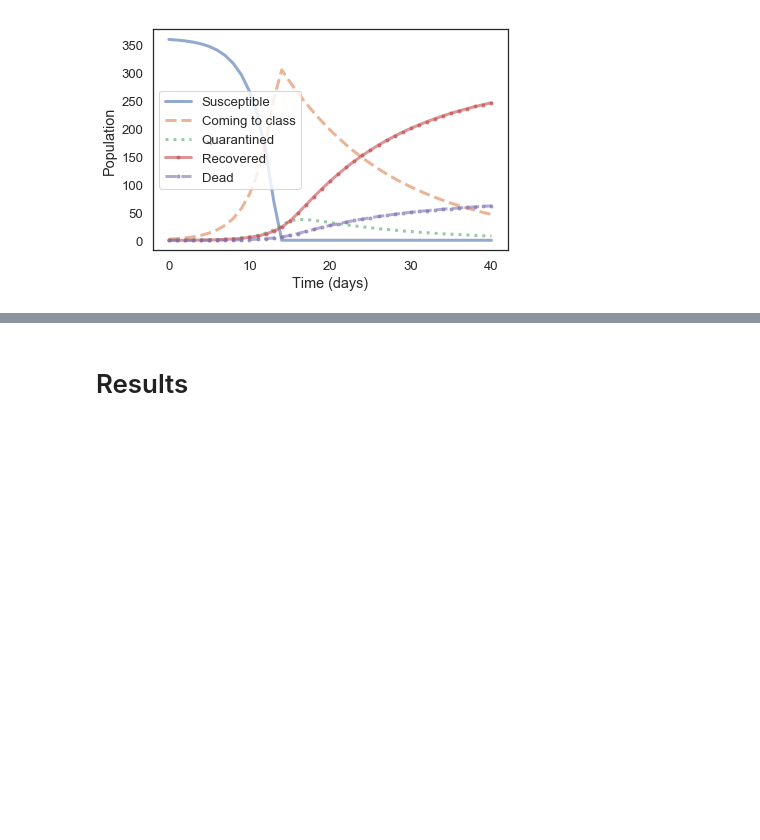
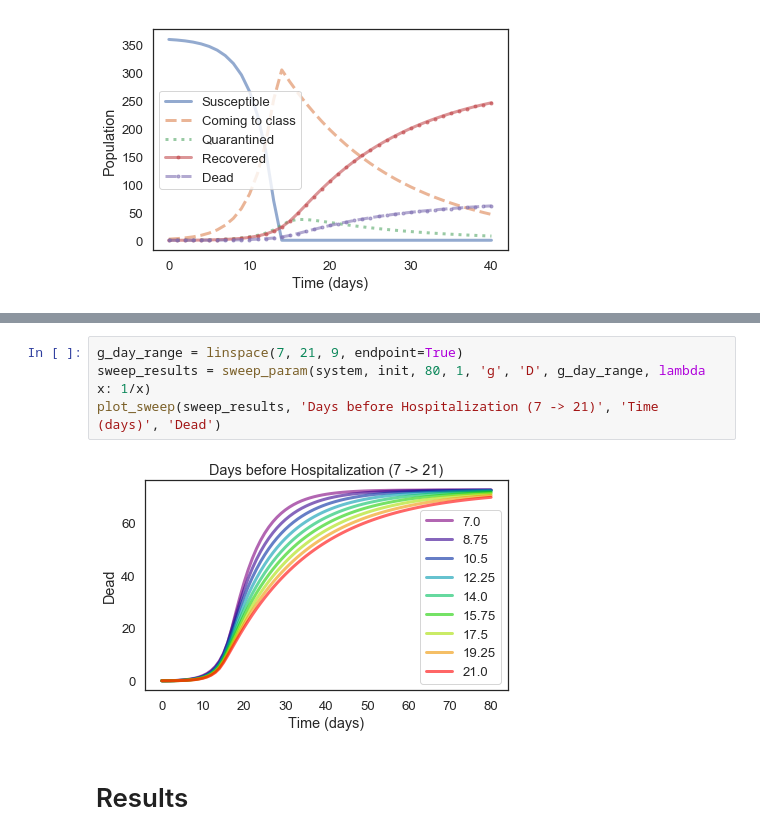
Before and after one commit to AustinVes/ModSim-Project2, a Jupyter notebook: project_notebook.ipynb, the cells around one changed output, grey strips where cells are left out. Cells and saved outputs as stored; diff of their text form; blank space fills up the shorter version.

```diff
--- a/project_notebook.ipynb
+++ b/project_notebook.ipynb
@@ -144,3 +151,9 @@ ModuleNotFoundError: No module named 'colour'
+# %%
+g_day_range = linspace(7, 21, 9, endpoint=True)
+sweep_results = sweep_param(system, init, 80, 1, 'g', 'D', g_day_range, lambda x: 1/x)
+plot_sweep(sweep_results, 'Days before Hospitalization (7 -> 21)', 'Time (days)', 'Dead')
+# %% [output]
+[figure, added]
 # %% [markdown]
 # Results
 # %% [markdown]
```
Also changed, not shown: parts of 4 cells of this notebook.
